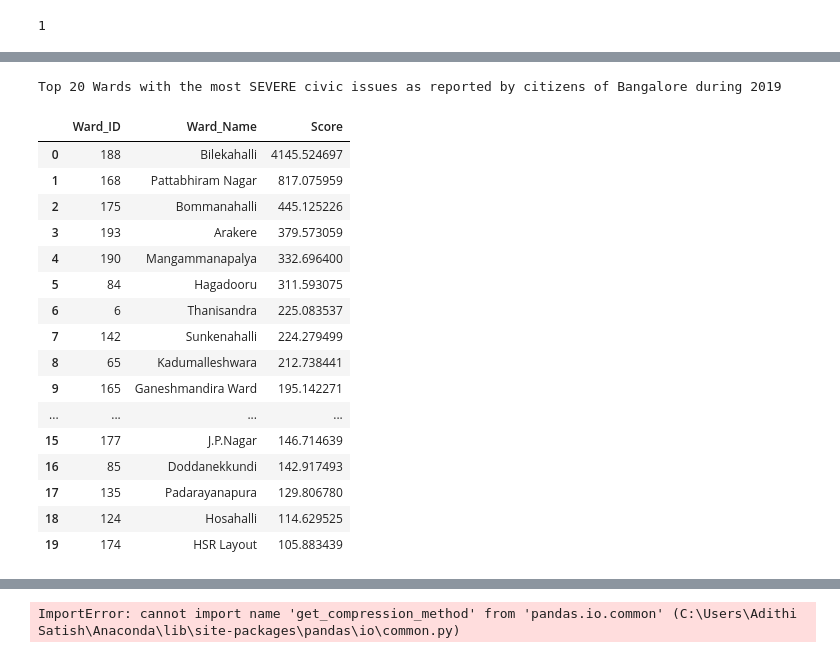
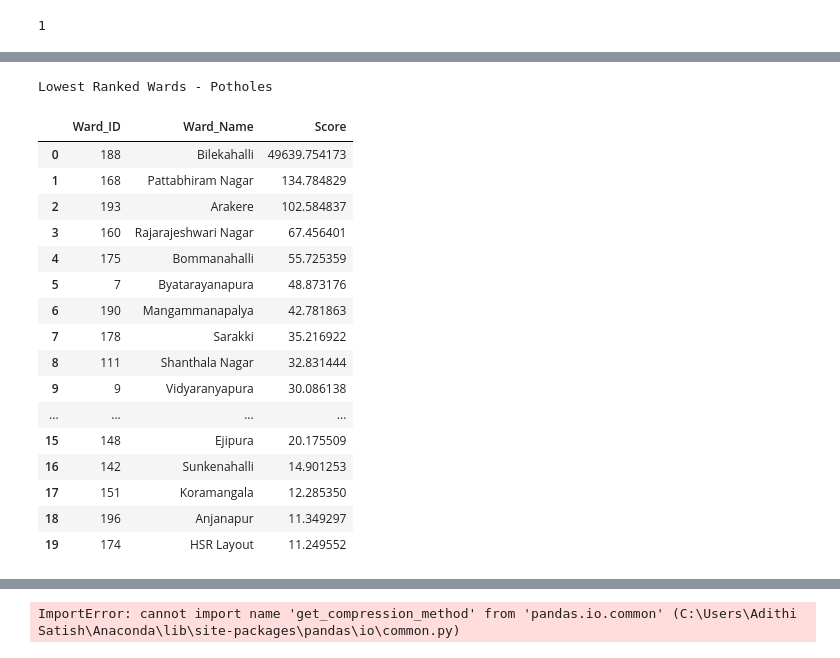
Before and after one commit to ShriyaShankar/Ward-Index, a Jupyter notebook: test_ML.ipynb, the cells around one changed output, grey strips where cells are left out. Cells and saved outputs as stored; diff of their text form; code cells hidden in the pictures.

Commit message:
added ranks for water,potholes and streetlights

```diff
--- a/test_ML.ipynb
+++ b/test_ML.ipynb
@@ -879,24 +951,24 @@ with open(file, 'w+' ,newline = '') as csvfile:
 # %%
-print("Top 20 Wards with the most SEVERE civic issues as reported by citizens of Bangalore during 2019")
-rank = pd.read_csv("ward_ranks.csv")
+print("Lowest Ranked Wards - Potholes")
+rank = pd.read_csv("wardranks_potholes.csv")
 
 rank.head(20)
 # %% [output]
-Top 20 Wards with the most SEVERE civic issues as reported by citizens of Bangalore during 2019
+Lowest Ranked Wards - Potholes
 |  | Ward_ID | Ward_Name | Score |
-| 0 | 188 | Bilekahalli | 4145.524697 |
-| 1 | 168 | Pattabhiram Nagar | 817.075959 |
-| 2 | 175 | Bommanahalli | 445.125226 |
-| 3 | 193 | Arakere | 379.573059 |
-| 4 | 190 | Mangammanapalya | 332.696400 |
-| 5 | 84 | Hagadooru | 311.593075 |
-| 6 | 6 | Thanisandra | 225.083537 |
-| 7 | 142 | Sunkenahalli | 224.279499 |
-| 8 | 65 | Kadumalleshwara | 212.738441 |
-| 9 | 165 | Ganeshmandira Ward | 195.142271 |
+| 0 | 188 | Bilekahalli | 49639.754173 |
+| 1 | 168 | Pattabhiram Nagar | 134.784829 |
+| 2 | 193 | Arakere | 102.584837 |
+| 3 | 160 | Rajarajeshwari Nagar | 67.456401 |
+| 4 | 175 | Bommanahalli | 55.725359 |
+| 5 | 7 | Byatarayanapura | 48.873176 |
+| 6 | 190 | Mangammanapalya | 42.781863 |
+| 7 | 178 | Sarakki | 35.216922 |
+| 8 | 111 | Shanthala Nagar | 32.831444 |
+| 9 | 9 | Vidyaranyapura | 30.086138 |
 | ... | ... | ... | ... |
-| 15 | 177 | J.P.Nagar | 146.714639 |
-| 16 | 85 | Doddanekkundi | 142.917493 |
-| 17 | 135 | Padarayanapura | 129.806780 |
-| 18 | 124 | Hosahalli | 114.629525 |
-| 19 | 174 | HSR Layout | 105.883439 |
+| 15 | 148 | Ejipura | 20.175509 |
+| 16 | 142 | Sunkenahalli | 14.901253 |
+| 17 | 151 | Koramangala | 12.285350 |
+| 18 | 196 | Anjanapur | 11.349297 |
+| 19 | 174 | HSR Layout | 11.249552 |
```
Also changed, not shown: parts of 17 cells of this notebook, 4 other files.
